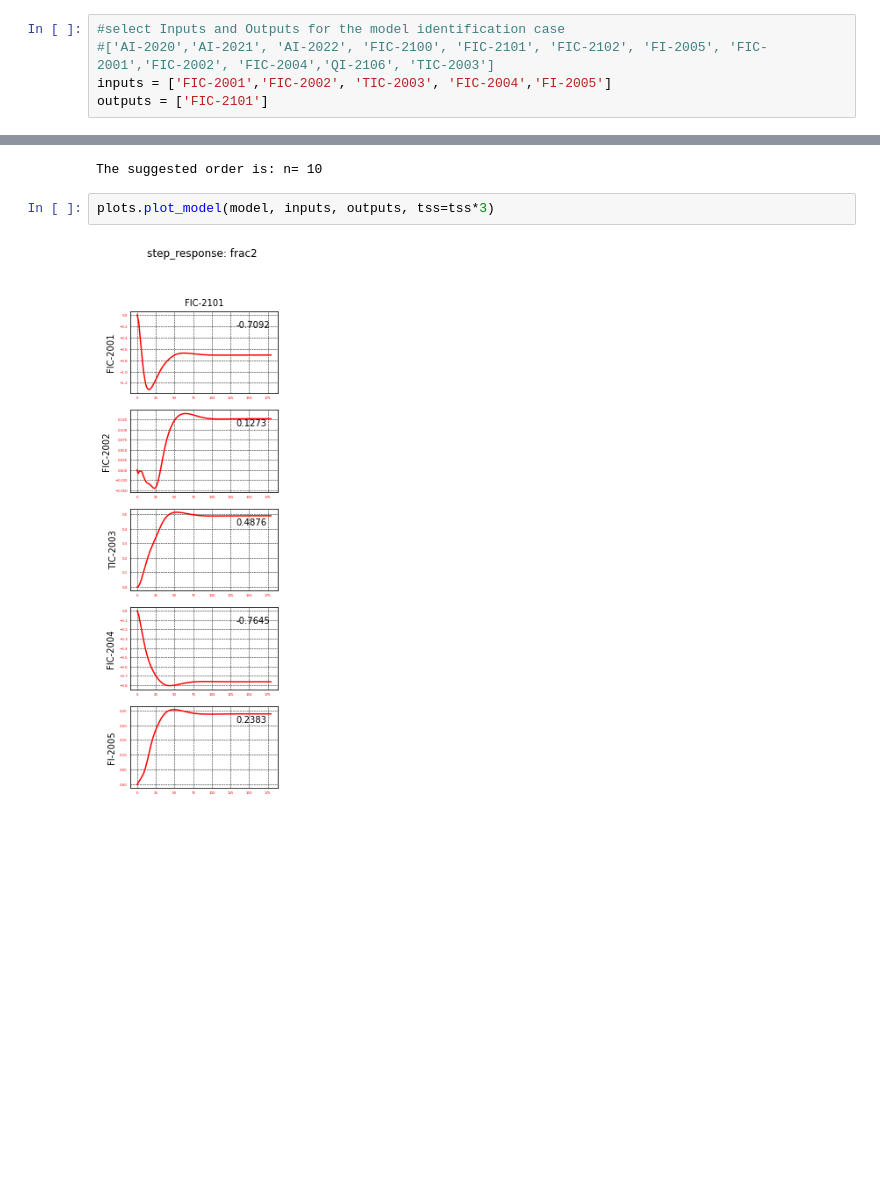
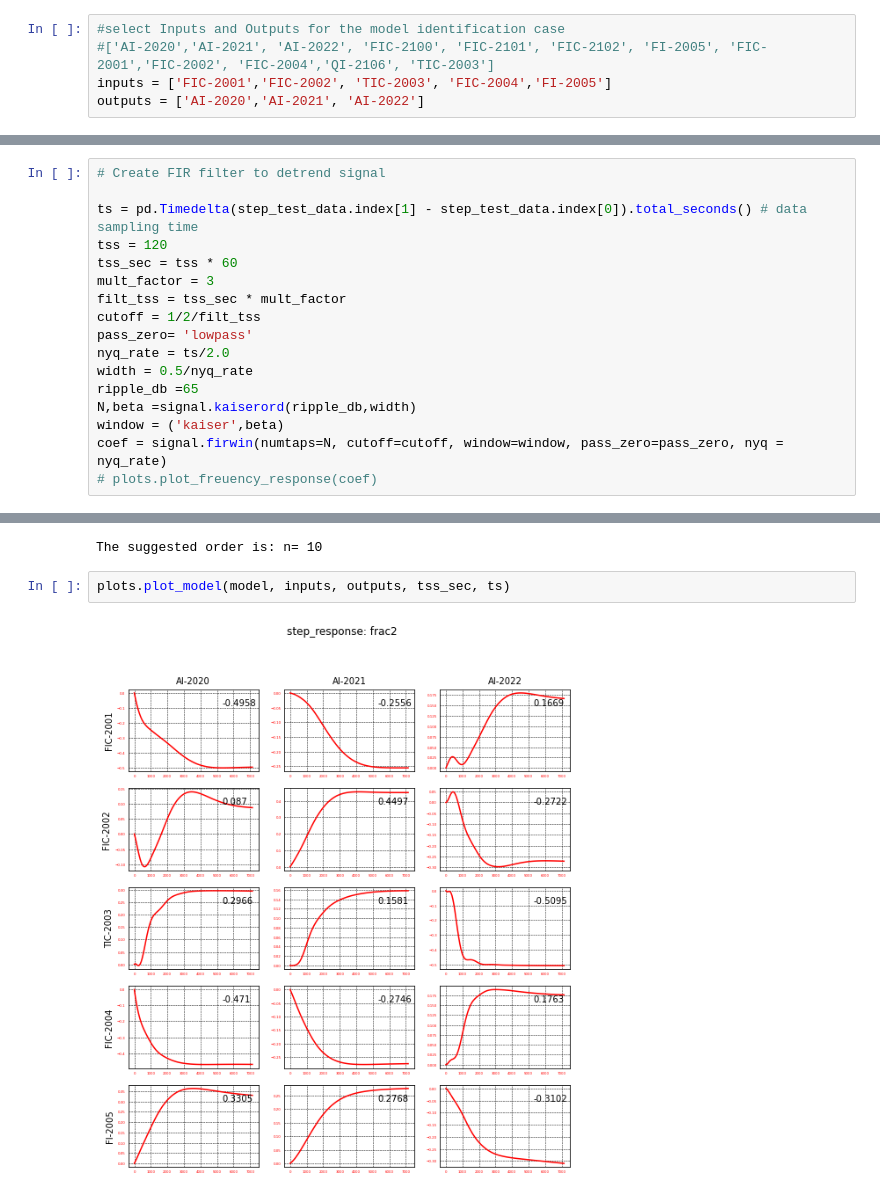
Before and after one commit to Robbie1/sysid, a Jupyter notebook: notebooks/model_id_democol.ipynb, the cells around one changed output, grey strips where cells are left out. Drawn from its saved outputs; the diff is of its cells as text; blank space fills up the shorter version.

Commit message:
Updated the not book with new functions from plots and new filter function.

```diff
--- a/notebooks/model_id_democol.ipynb
+++ b/notebooks/model_id_democol.ipynb
@@ -63,4 +62,4 @@ idinput.head()
 #select Inputs and Outputs for the model identification case
 #['AI-2020','AI-2021', 'AI-2022', 'FIC-2100', 'FIC-2101', 'FIC-2102', 'FI-2005', 'FIC-2001','FIC-2002', 'FIC-2004','QI-2106', 'TIC-2003']
 inputs = ['FIC-2001','FIC-2002', 'TIC-2003', 'FIC-2004','FI-2005']
-outputs = ['FIC-2101']
+outputs = ['AI-2020','AI-2021', 'AI-2022']
@@ -96,3 +66,20 @@ plots.plot_freuency_response(coef)
+# %%
+# Create FIR filter to detrend signal
+
+ts = pd.Timedelta(step_test_data.index[1] - step_test_data.index[0]).total_seconds() # data sampling time
+tss = 120
+tss_sec = tss * 60
+mult_factor = 3
+filt_tss = tss_sec * mult_factor
+cutoff = 1/2/filt_tss
+pass_zero= 'lowpass'
+nyq_rate = ts/2.0
+width = 0.5/nyq_rate
+ripple_db =65
+N,beta =signal.kaiserord(ripple_db,width)
+window = ('kaiser',beta)
+coef = signal.firwin(numtaps=N, cutoff=cutoff, window=window, pass_zero=pass_zero, nyq = nyq_rate)
+# plots.plot_freuency_response(coef)
 # %%
 # Detrend signal and plot
 trend = signal.filtfilt(coef, 1.0,idinput, axis=0)
@@ -142,9 +127,9 @@ np.savez(model, A=sys_id.A, B=sys_id.B, C=sys_id.C, D=sys_id.D, K=sys_id.K, X0=s
 # %% [output]
 The suggested order is: n= 10
 # %%
-plots.plot_model(model, inputs, outputs, tss=tss*3)
+plots.plot_model(model, inputs, outputs, tss_sec, ts)
 # %% [output]
-[figure, old version]
+[figure, new version]
 # %%
 start_time = start
 end_time = end
```
Also changed, not shown: parts of 5 cells of this notebook, 2 other files.
